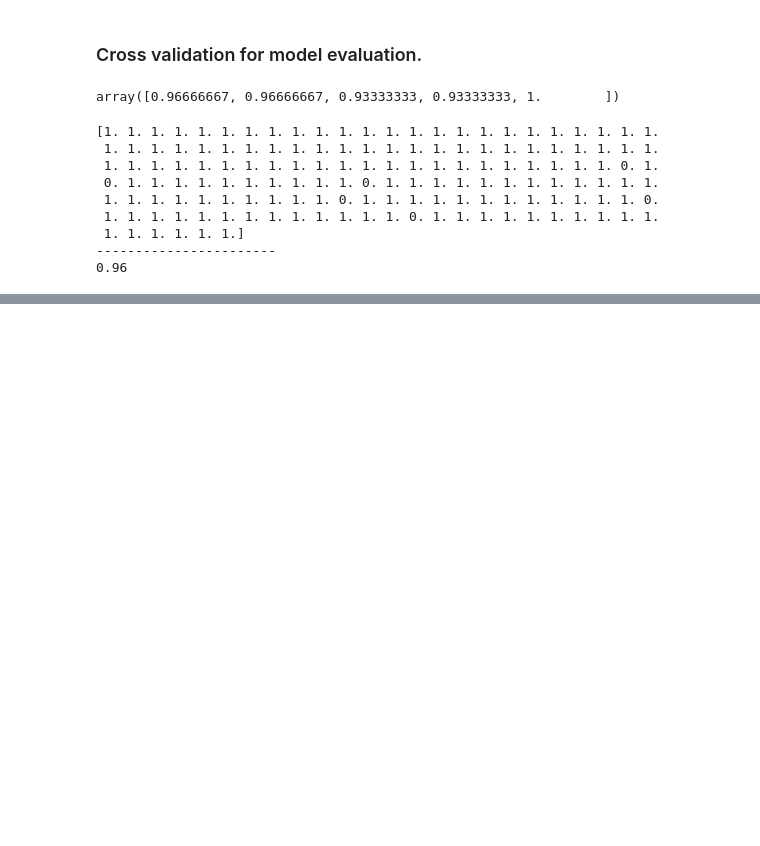
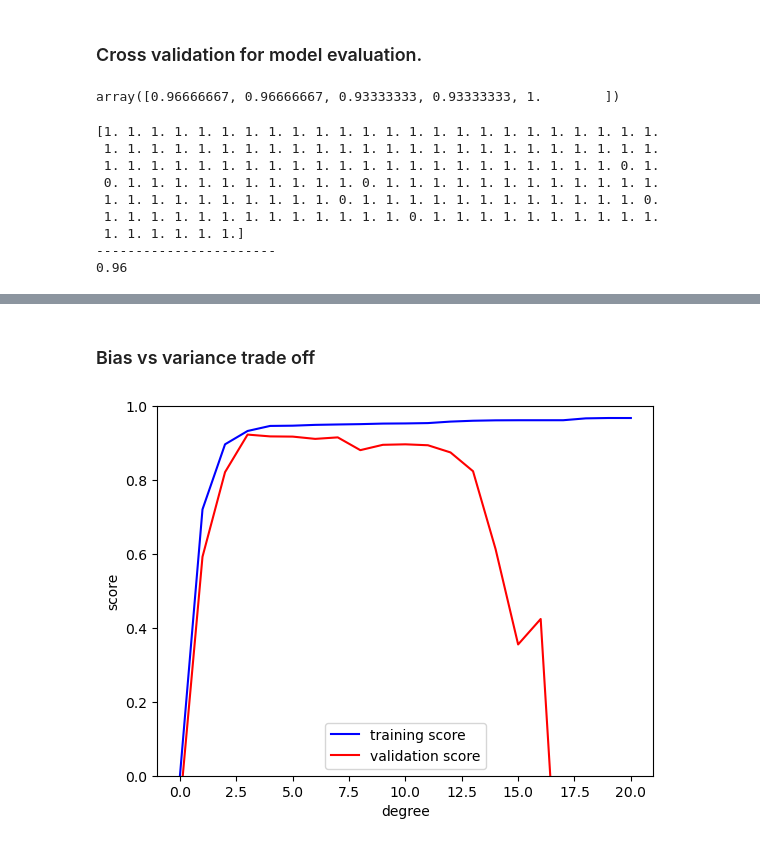
Before and after one commit to homemix/MachineLearning_python, a Jupyter notebook: Hyperparameters and Model Validation.ipynb, the cells around one changed output, grey strips where cells are left out. Drawn from its saved outputs; the diff is of its cells as text; code cells hidden in the pictures; blank space fills up the shorter version.

Commit message:
Add: Selecting the best model.

```diff
--- a/Hyperparameters and Model Validation.ipynb
+++ b/Hyperparameters and Model Validation.ipynb
@@ -16,3 +23,7 @@ from sklearn.model_selection import train_test_split, cross_val_score, LeaveOneO
+# %%
+def PolynomialRegression(degree=2, **kwargs):
+    return make_pipeline(PolynomialFeatures(degree),
+                         LinearRegression(**kwargs))
 # %%
 # The wrong way....
 
@@ -78,0 +99,32 @@ print(scores.mean())
+# %% [markdown]
+### Bias vs variance trade off
+# %%
+def make_data(N, err=1.0, rseed=1):
+    # randomly sample the data
+    rng = np.random.RandomState(rseed)
+    X = rng.rand(N, 1) ** 2
+    y = 10 - 1. / (X.ravel() + 0.1)
+    if err > 0:
+        y += err * rng.randn(N)
+    return X, y
+
+
+X, y = make_data(40)
+# %%
+# validation curve
+
+degree = np.arange(0, 21)
+train_score, val_score = validation_curve(
+    PolynomialRegression(), X, y,
+    param_name='polynomialfeatures__degree',
+    param_range=degree, cv=7)
+plt.plot(degree, np.median(train_score, 1),
+         color='blue', label='training score')
+plt.plot(degree, np.median(val_score, 1),
+         color='red', label='validation score')
+plt.legend(loc='best')
+plt.ylim(0, 1)
+plt.xlabel('degree')
+plt.ylabel('score');
+# %% [output]
+[figure, added]
```
Also changed, not shown: parts of 11 cells of this notebook.
